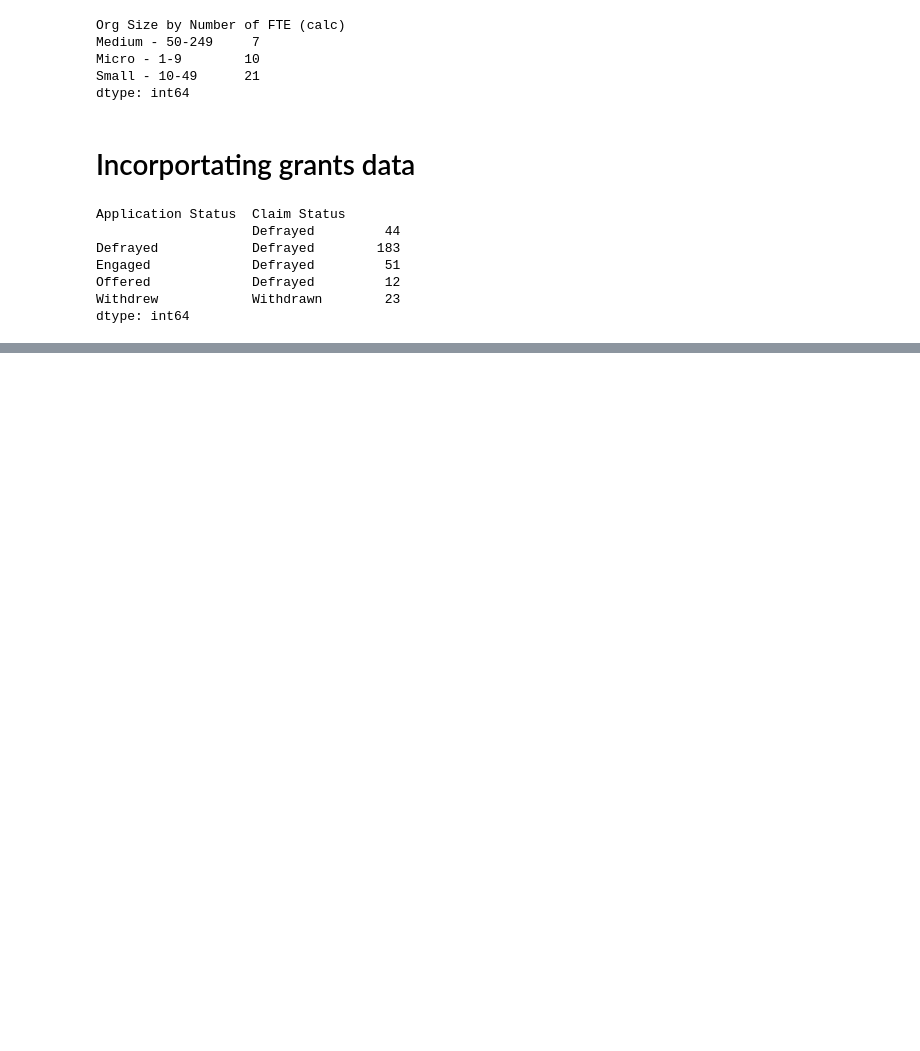
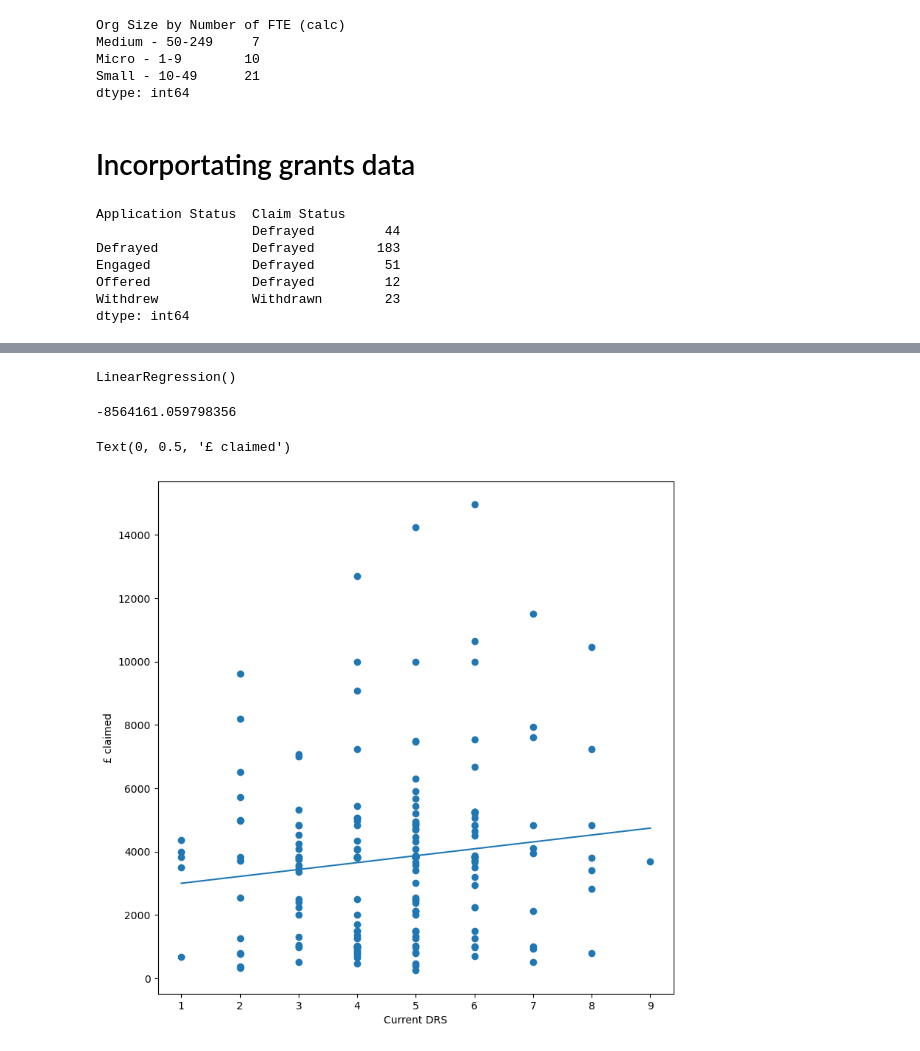
Before and after one commit to roughhawkbit/digi-inno-road-prod, a Jupyter notebook: analysis/1_InitialAnalysis.ipynb, the cells around one changed output, grey strips where cells are left out. Saved outputs shown, nothing was run; the diff lists cells and outputs as text; code cells hidden in the pictures; blank space fills up the shorter version.

Commit message:
Simple scatter plots & linear regression

```diff
--- a/analysis/1_InitialAnalysis.ipynb
+++ b/analysis/1_InitialAnalysis.ipynb
@@ -224,6 +227,7 @@ quant_df = quant_df.rename(columns={
     'Current Digital Readiness Score (refer to PAS:1040)': 'Current DRS',
     'Total actual amount claimed': '£ claimed'
 })
+quant_df = quant_df.dropna()
 # %%
 pd.plotting.scatter_matrix(quant_df)
 # %% [output]
@@ -239,0 +244,23 @@ array([[<Axes: xlabel='Num GAFs', ylabel='Num GAFs'>,
+# %%
+x = quant_df['Current DRS'].values.reshape(-1, 1)
+y = quant_df['£ claimed'].values.reshape(-1, 1)
+
+drs_claim = LinearRegression()
+drs_claim.fit(x, y)
+# %% [output]
+LinearRegression()
+# %%
+r2_score(x, y)
+# %% [output]
+-8564161.059798356
+# %%
+x_range = pd.array([x.min(), x.max()], dtype="Int64").reshape(-1, 1)
+
+fig, ax = matplotlib.pyplot.subplots(figsize=(9,9))
+ax.scatter(x, y)
+ax.plot(x_range, drs_claim.predict(x_range))
+ax.set_xlabel('Current DRS')
+ax.set_ylabel('£ claimed')
+# %% [output]
+Text(0, 0.5, '£ claimed')
+[figure, added]
```
Also changed, not shown: parts of 2 cells of this notebook, 2 other files.
